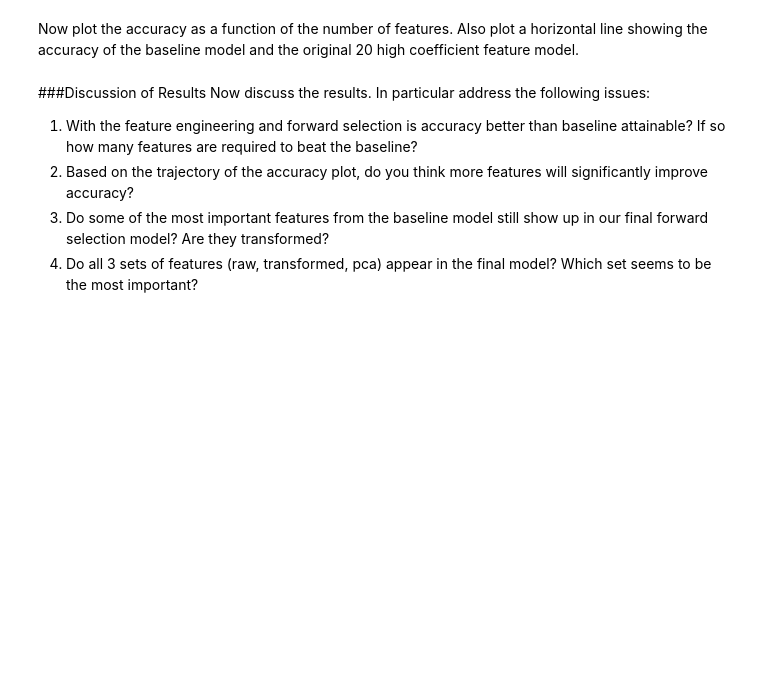
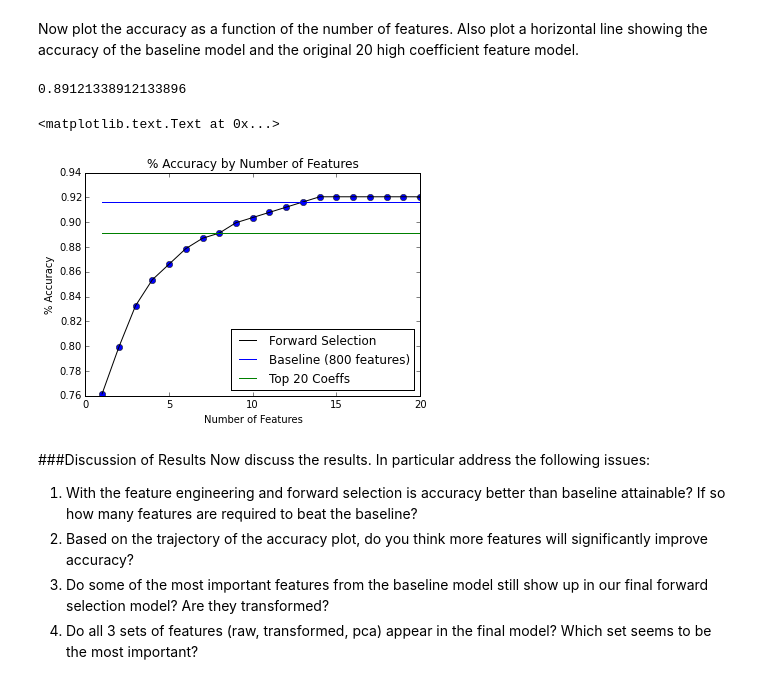
Before and after one commit to a6quinte/DSE200-notebooks, a Jupyter notebook: lecture_3_pandas_models_pylab/04_DCT_Exercises.ipynb, the cells around one changed output. Drawn from its saved outputs; the diff is of its cells as text; code cells hidden in the pictures; blank space fills up the shorter version.

```diff
--- a/lecture_3_pandas_models_pylab/04_DCT_Exercises.ipynb
+++ b/lecture_3_pandas_models_pylab/04_DCT_Exercises.ipynb
@@ -261,20 +255,18 @@ One better method of feature which is easy to understand is [forward selection](
 As a first step, write code which will find the best 1 feature model.  In otherwords, for each feature train a model and evaluate its acuracy on the test data.  Store the best model, the feature used, and its accuracy.
 # %%
 # use a logistic regression loop on the train_x data
-# compute the score for each model on train_y
-# hold onto the model and dataframe of the single best column
+# compute the score for each model on test_y
+# hold onto the column name and accuracy for best feature
 
-# place holder for bestScore
-bestScore = -1.0
+import sklearn.linear_model
+thisModel = sklearn.linear_model.LogisticRegression() # instantiate the model
 
+bestOneScore = -1.0
+bestOneCol   = 'Na'
 for thisCol in train_x.columns:
-    thisTrain_x = pd.DataFrame(train_x[thisCol])
-    thisTest_x  = pd.DataFrame(test_x[thisCol])
-    thisModel = sklearn.linear_model.LogisticRegression() # instantiate the model
-    thisModel.fit(thisTrain_x, train_y['label'])
-    thisScore = thisModel.score(thisTest_x, test_y['label'])
+    thisModel.fit( pd.DataFrame(train_x[thisCol]), train_y['label'])
+    thisScore = thisModel.score( pd.DataFrame(test_x[thisCol]), test_y['label'])
     # Holding onto the best model outcomes
-    if thisScore > bestScore:
-        bestScore = thisScore
-        bestModel = thisModel
-        startDF    = thisTrain_x
+    if thisScore > bestOneScore:
+        bestOneScore = thisScore
+        bestOneCol = thisCol
@@ -301,5 +333,31 @@ for i in range(20):
 # %% [markdown]
 Now plot the accuracy as a function of the number of features.  Also plot a horizontal line showing the accuracy of the baseline model and the original 20 high coefficient feature model.
+# %%
+top20_score
+# %% [output]
+0.89121338912133896
+# %%
+import matplotlib.pyplot as plt
+
+# number of features for acc
+nfeats = range(1,21)
+baseline = np.empty(20); baseline.fill(acc_baseline)
+top20acc = np.empty(20); top20acc.fill(top20_score)
+
+legStr = ['Forward Selection', 'Baseline (800 features)', 'Top 20 Coeffs']
+
+plt.figure()
+plt.plot(nfeats, acc, 'bo')
+plt.plot(nfeats, acc, 'k', label=legStr[0])
+plt.plot(nfeats, baseline, label=legStr[1])
+plt.plot(nfeats, top20acc, label=legStr[2])
+legend(loc='best')
+plt.title('% Accuracy by Number of Features')
+plt.xlabel('Number of Features')
+plt.ylabel('% Accuracy')
+# %% [output]
+<matplotlib.text.Text at 0x...>
+[figure, added]
 # %% [markdown]
 ###Discussion of Results
 Now discuss the results.  In particular address the following issues:
```
Also changed, not shown: parts of 5 cells of this notebook.
